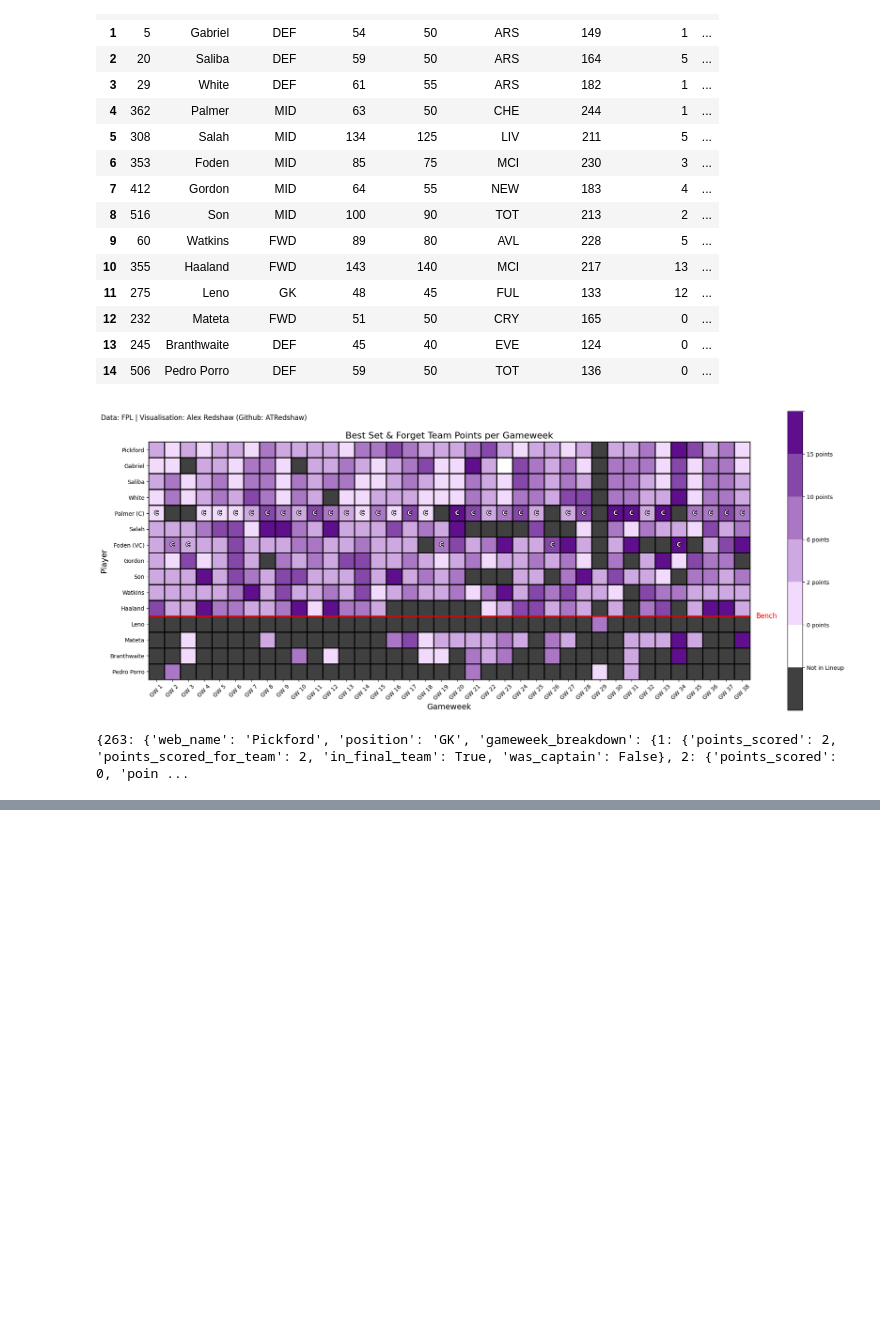
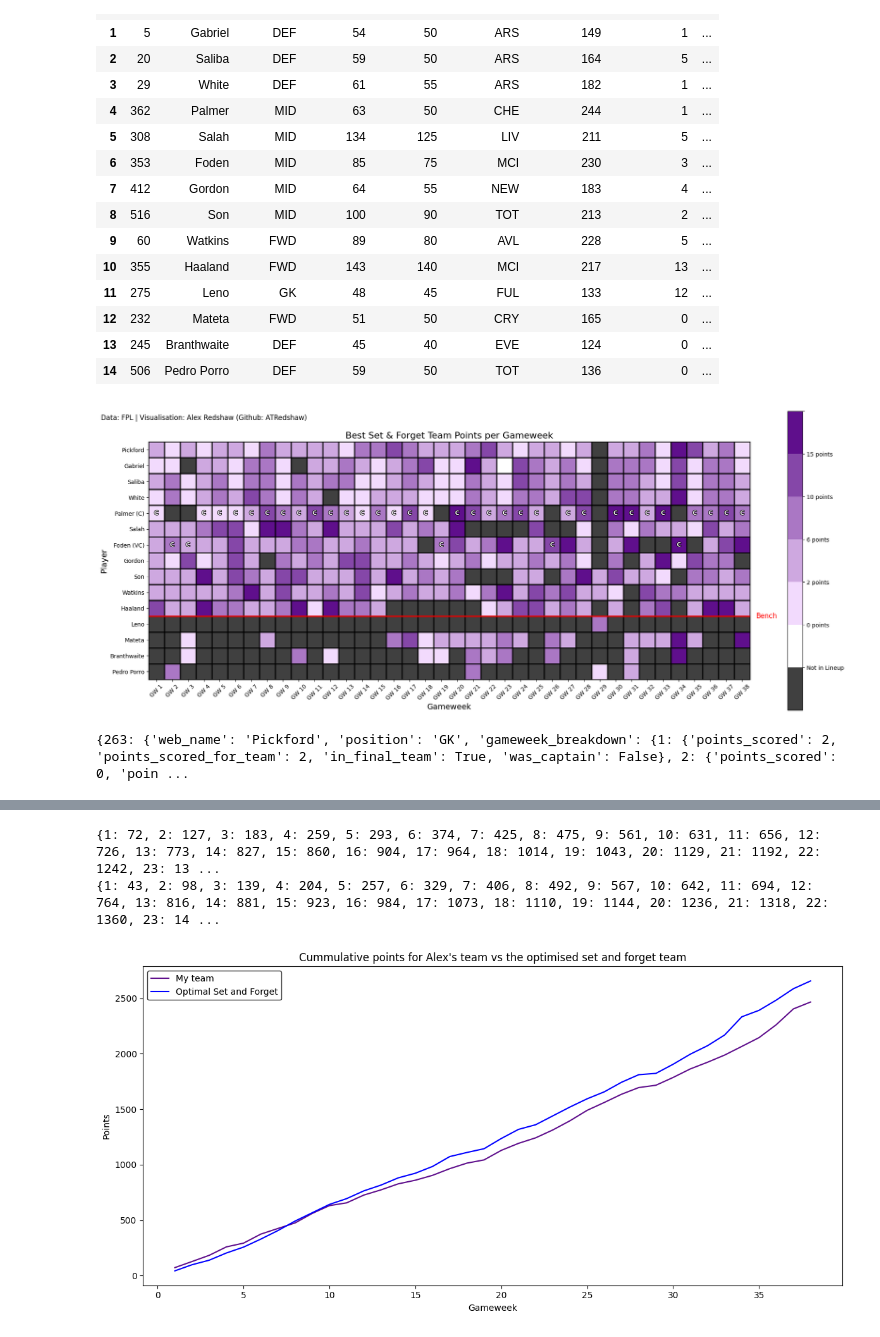
Before and after one commit to ARedshaw02/fpl-hindsight-optimiser, a Jupyter notebook: set_and_forget/exploration_set_and_forget.ipynb, the cells around one changed output, grey strips where cells are left out. Saved outputs shown, nothing was run; the diff lists cells and outputs as text; code cells hidden in the pictures; blank space fills up the shorter version.

```diff
--- a/set_and_forget/exploration_set_and_forget.ipynb
+++ b/set_and_forget/exploration_set_and_forget.ipynb
@@ -13,7 +14,7 @@ from basic_set_and_forget_optimisation import simulate_model_team
 # %%
 # Define a year to run the analysis on and enter own ID for the season
 year = '2023-2024'
-own_team_id = 973
+my_team_id = 973
 
 # Load the team dataframe
 team_df = pd.read_csv('optimal_teams/set_and_forget_' + year + '.csv')
@@ -322,0 +324,69 @@ plt.show()
+# %%
+# Get gameweek history for my team id
+def get_gameweek_history(id):
+    url = f'https://fantasy.premierleague.com/api/entry/{id}/history/'
+
+    response = requests.get(url)
+    data = response.json()
+
+    return data
+
+def calculate_gameweek_points(data, api_or_optimised = 'api'):
+    if api_or_optimised == 'api':
+        points_per_gameweek = {}
+        for event in data['current']:
+            points = event['points']
+            gw = event['event']
+            add_dic = {
+                gw: points
+            }
+            points_per_gameweek.update(add_dic)
+    elif api_or_optimised == 'optimised':
+        points_per_gameweek = {}
+        for gw in simulated_team_season:
+            for gw_num, gw_data in gw.items():
+                add_dic = {
+                    gw_num: gw_data['points']
+                }
+                points_per_gameweek.update(add_dic)
+    else:
+        print("Error: Invalid value for 'api_or_optimised' parameter. Please choose either 'api' or 'optimised'.")
+        return
+
+    return points_per_gameweek
+
+def cummulate_gameweek_points(data):
+    points = 0
+    cummulative_dic = {}
+    for gw in data:
+        points += data[gw]
+        cummulative_dic[gw] = points
+    return cummulative_dic
+
+my_gameweek_history = get_gameweek_history(my_team_id)
+my_gameweek_points = calculate_gameweek_points(my_gameweek_history, 'api')
+optimised_team_gameweek_points = calculate_gameweek_points(simulated_team_season, 'optimised')
+
+cummulative_my_gameweek_points = cummulate_gameweek_points(my_gameweek_points)
+cummulative_optimised_team_gameweek_points = cummulate_gameweek_points(optimised_team_gameweek_points)
+
+print(cummulative_my_gameweek_points)
+print(cummulative_optimised_team_gameweek_points)
+
+# Plot the cummulative points for my team and the optimised team as a line chart
+fig, ax = plt.subplots(figsize=(12, 6))
+plt.plot(cummulative_my_gameweek_points.keys(), cummulative_my_gameweek_points.values(), label='My team', color='#5f0f8c')
+plt.plot(cummulative_optimised_team_gameweek_points.keys(), cummulative_optimised_team_gameweek_points.values(), label='Optimal Set and Forget', color='blue')
+
+plt.xlabel('Gameweek')
+plt.ylabel('Points')
+plt.title('Cummulative points for Alex\'s team vs the optimised set and forget team')
+plt.legend(edgecolor='black')
+plt.tight_layout()
+plt.savefig(f'visualisations/{year}/cummulative_points_own_vs_optimised.png', dpi=300)
+
+plt.show()
+# %% [output]
+{1: 72, 2: 127, 3: 183, 4: 259, 5: 293, 6: 374, 7: 425, 8: 475, 9: 561, 10: 631, 11: 656, 12: 726, 13: 773, 14: 827, 15: 860, 16: 904, 17: 964, 18: 1014, 19: 1043, 20: 1129, 21: 1192, 22: 1242, 23: 13 ...
+{1: 43, 2: 98, 3: 139, 4: 204, 5: 257, 6: 329, 7: 406, 8: 492, 9: 567, 10: 642, 11: 694, 12: 764, 13: 816, 14: 881, 15: 923, 16: 984, 17: 1073, 18: 1110, 19: 1144, 20: 1236, 21: 1318, 22: 1360, 23: 14 ...
+[figure, added]
```
Also changed, not shown: parts of 2 cells of this notebook, 2 other files.
